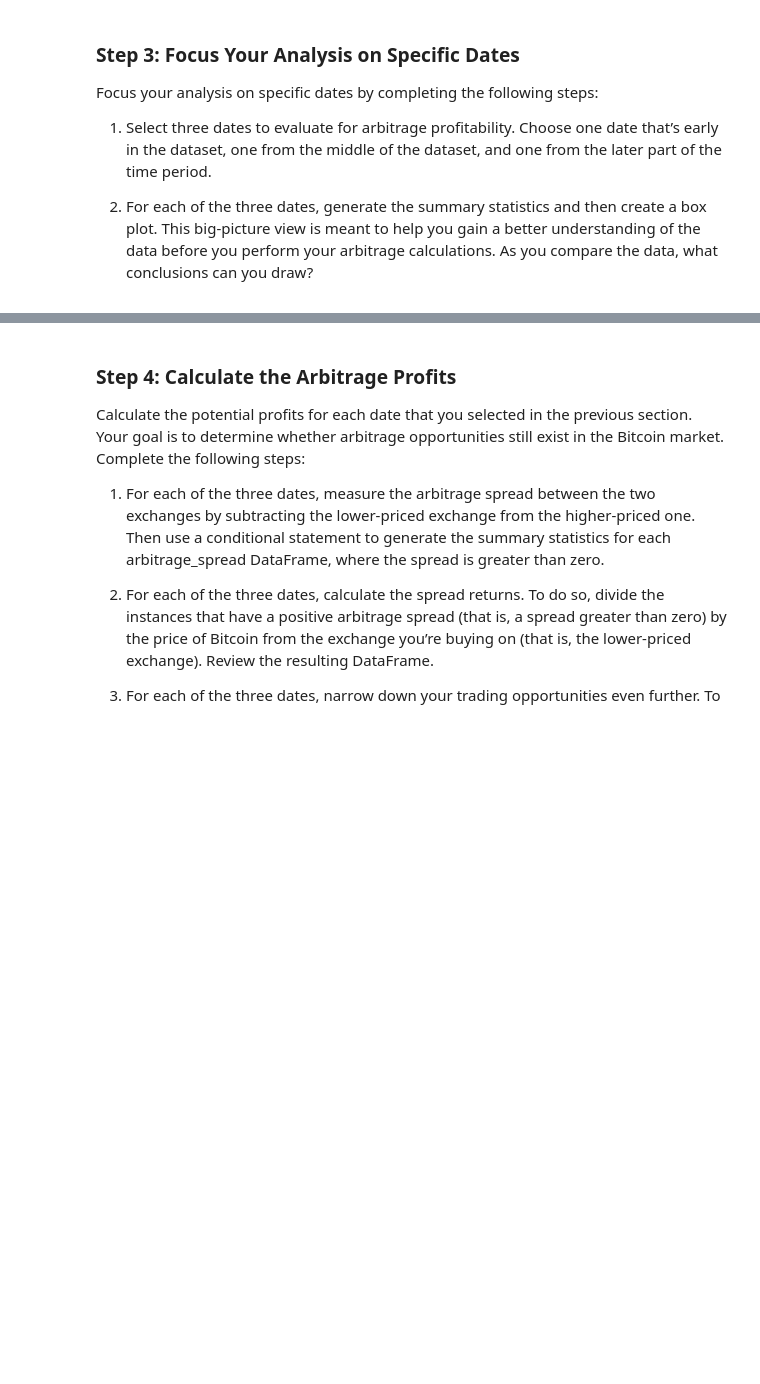
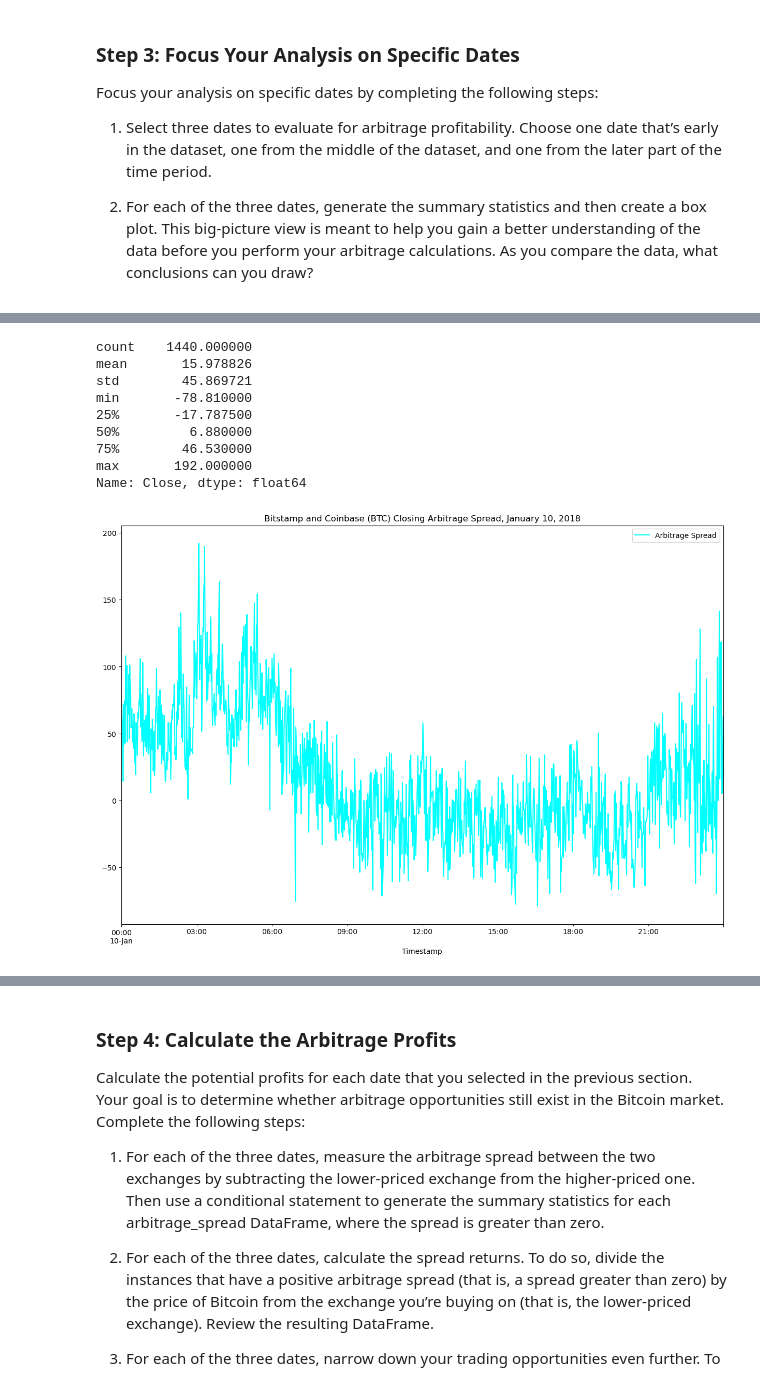
Before and after one commit to julio-rod/BTC-Arbitrage, a Jupyter notebook: crypto_arbitrage.ipynb, the cells around one changed output, grey strips where cells are left out. Drawn from its saved outputs; the diff is of its cells as text; code cells hidden in the pictures; blank space fills up the shorter version.

Commit message:
Pushing final steps for crypto_arbitrage

```diff
--- a/crypto_arbitrage.ipynb
+++ b/crypto_arbitrage.ipynb
@@ -431,0 +438,26 @@ Focus your analysis on specific dates by completing the following steps:
+# %%
+# Using the early date that you have selected, calculate the arbitrage spread
+# by subtracting the bitstamp lower closing prices from the coinbase higher closing prices
+
+# arbitrage_spread_early = bitstamp_sliced['Close'].loc['2018-01-10'].plot(
+#     legend=True, figsize=(15, 10), title="Bitstamp v. Coinbase (BTC) Closing Spread Arbitrage, January 10, 2018", color="maroon", label="Bitstamp")
+# coinbase_sliced['Close'].loc['2018-01-10'].plot(
+#     legend=True, figsize=(15, 10), color="green", label="Coinbase")
+
+arbitrage_spread_early = coinbase_sliced['Close'].loc['2018-01-10'] - bitstamp_sliced['Close'].loc['2018-01-10']
+arbitrage_spread_early.plot(legend=True, figsize=(15, 10), title="Bitstamp and Coinbase (BTC) Closing Arbitrage Spread, January 10, 2018", color="cyan", label="Arbitrage Spread")
+
+# Generate summary statistics for the early DataFrame
+# arbitrage_spread_early = bitstamp_sliced['Close'].loc['2018-01-10'] - coinbase_sliced['Close'].loc['2018-01-10']
+arbitrage_spread_early.describe()
+# %% [output]
+count    1440.000000
+mean       15.978826
+std        45.869721
+min       -78.810000
+25%       -17.787500
+50%         6.880000
+75%        46.530000
+max       192.000000
+Name: Close, dtype: float64
+[figure, added]
```
Also changed, not shown: parts of 27 cells of this notebook.
